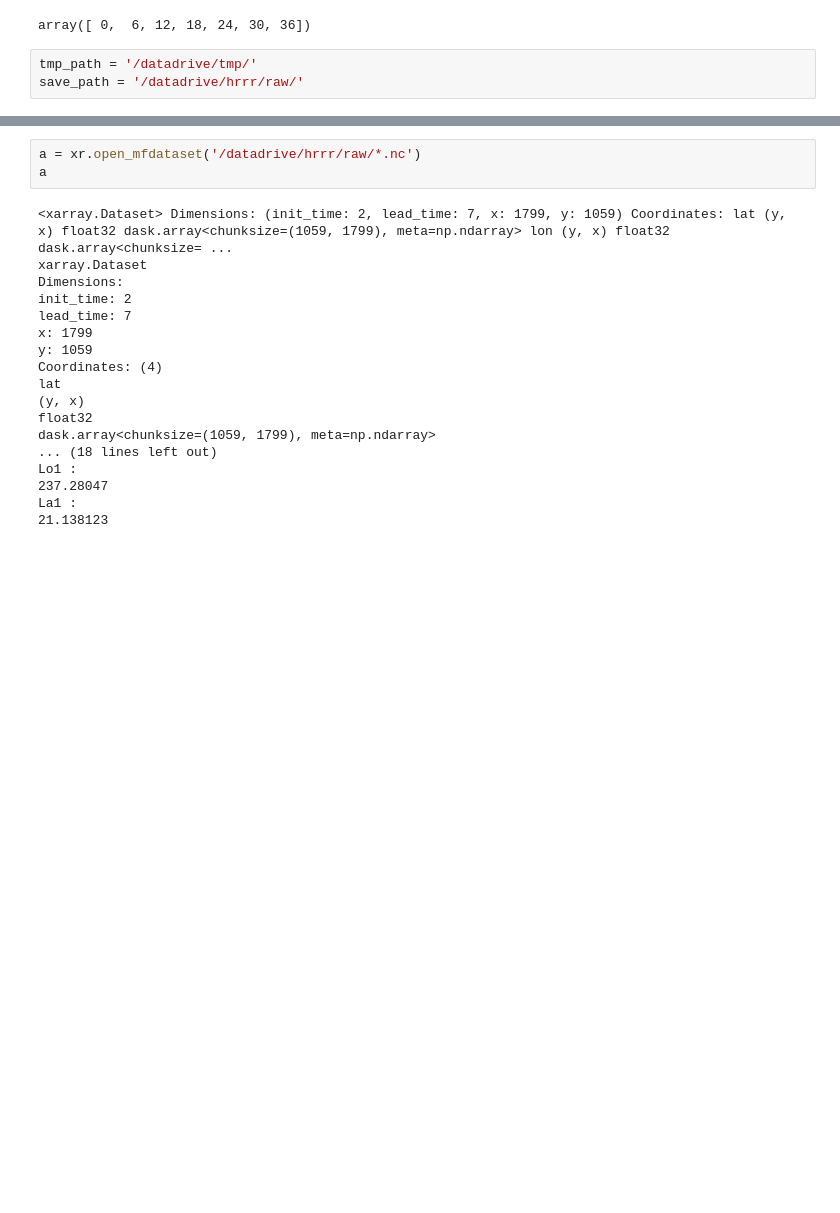
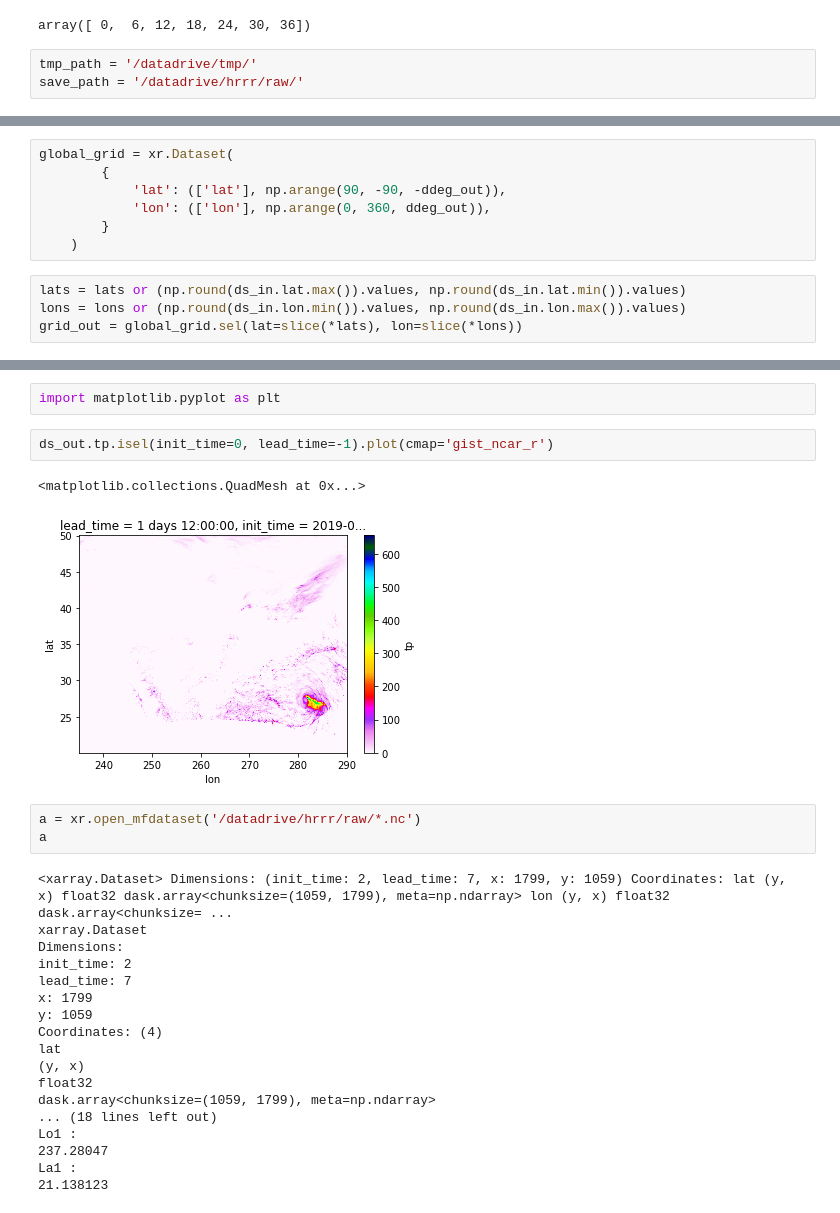
Before and after one commit to raspstephan/nwp-downscale, a Jupyter notebook: notebooks/07-HRRR-HREF.ipynb, the cells around one changed output, grey strips where cells are left out. Saved outputs shown, nothing was run; the diff lists cells and outputs as text; blank space fills up the shorter version.

```diff
--- a/notebooks/07-HRRR-HREF.ipynb
+++ b/notebooks/07-HRRR-HREF.ipynb
@@ -41,0 +44,11 @@ save_path = '/datadrive/hrrr/raw/'
+# %%
+global_grid = xr.Dataset(
+        {
+            'lat': (['lat'], np.arange(90, -90, -ddeg_out)),
+            'lon': (['lon'], np.arange(0, 360, ddeg_out)),
+        }
+    )
+# %%
+lats = lats or (np.round(ds_in.lat.max()).values, np.round(ds_in.lat.min()).values)
+lons = lons or (np.round(ds_in.lon.min()).values, np.round(ds_in.lon.max()).values)
+grid_out = global_grid.sel(lat=slice(*lats), lon=slice(*lons))
@@ -42,3 +82,10 @@ save_path = '/datadrive/hrrr/raw/'
+# %%
+import matplotlib.pyplot as plt
+# %%
+ds_out.tp.isel(init_time=0, lead_time=-1).plot(cmap='gist_ncar_r')
+# %% [output]
+<matplotlib.collections.QuadMesh at 0x...>
+[figure, added]
 # %%
 a = xr.open_mfdataset('/datadrive/hrrr/raw/*.nc')
 a
```
Also changed, not shown: parts of 14 cells of this notebook, 1 other file.
